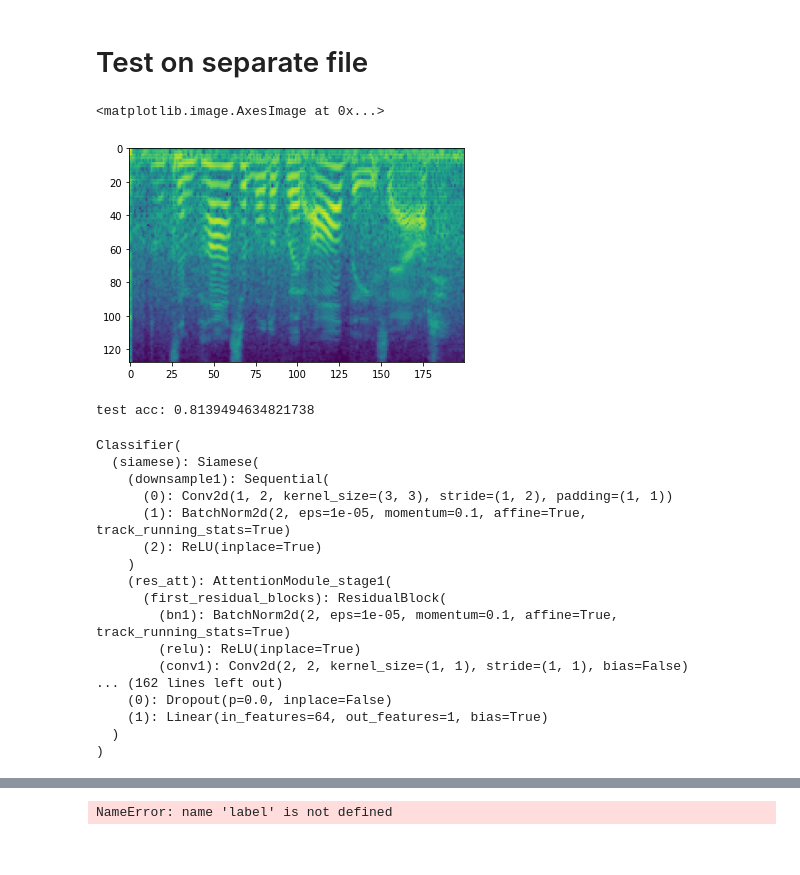
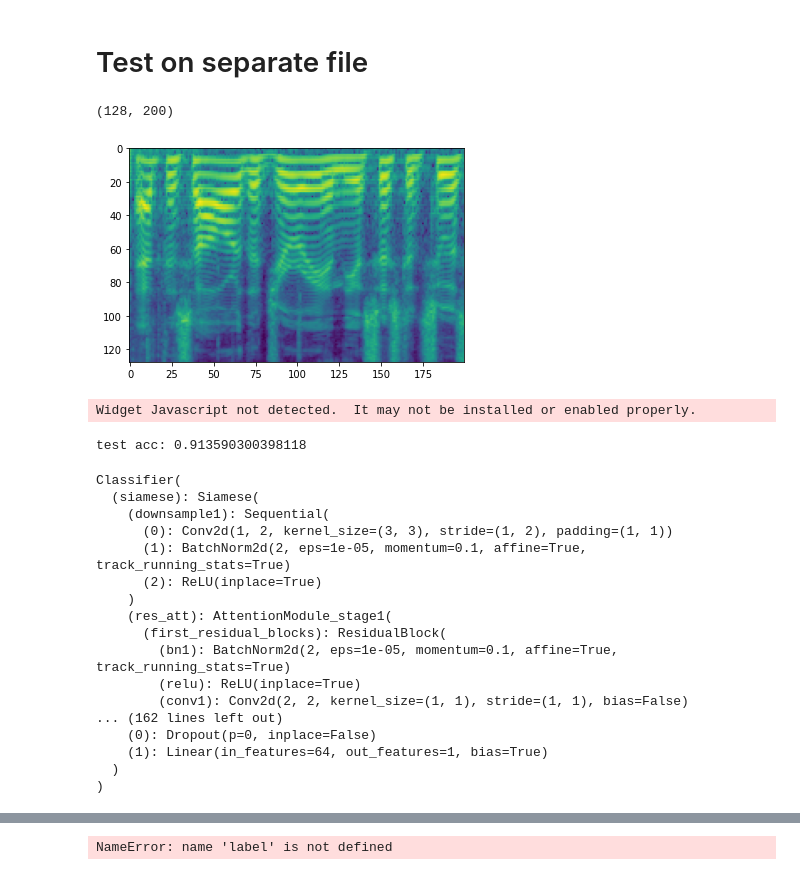
Before and after one commit to JunzheJosephZhu/Identifying-Speakers-in-Cocktail-Parties-with-E2E-Attention, a Jupyter notebook: Neural Networks.ipynb, the cells around one changed output, grey strips where cells are left out. Drawn from its saved outputs; the diff is of its cells as text; code cells hidden in the pictures.

```diff
--- a/Neural Networks.ipynb
+++ b/Neural Networks.ipynb
@@ -350,7 +350,10 @@ if os.path.exists('models/siamese.pth'):
     print('load model')
     checkpoint = torch.load('models/siamese.pth')
     siamese.load_state_dict(checkpoint['model_state_dict'])
-    optimizer.load_state_dict(checkpoint['optimizer_state_dict'])
+    try:
+        optimizer.load_state_dict(checkpoint['optimizer_state_dict'])
+    except:
+        print('cannot load optimizer')
     loss = checkpoint['loss']
 
 if half:
@@ -581,36 +571,38 @@ for epoch in range(0, 16):
 # %% [markdown]
 # Test on separate file
 # %%
-class TestSet_2(torch.utils.data.Dataset):
+class TestSet(torch.utils.data.Dataset):
     def __init__(self):
         super().__init__()
-        self.pairs = pd.read_csv('testfiles/pairs.csv')
+        self.pairs = pd.read_csv('testfiles/test-pairs.csv')
     def __len__(self):
         return len(self.pairs)
     def __getitem__(self, idx):
         pair = self.pairs.iloc[idx]
         seg1 = np.fromfile(pair['first_file'], dtype = np.int16)/(2**15)
         seg2 = np.fromfile(pair['second_file'], dtype = np.int16)/(2**15)
         seg1, seg2 = self.make_spectrogram(seg1), self.make_spectrogram(seg2)
         label = pair['label']
         return (seg1, seg2), label
     def make_spectrogram(self, segment):
-        S = librosa.feature.melspectrogram(segment, n_mels = 128, n_fft = 512, hop_length = 161) # 32 ms window, 10 ms hop
+        segment = segment[50:-50]
+        S = librosa.feature.melspectrogram(segment, n_mels = 128, n_fft = 512, hop_length = 160) # 32 ms window, 10 ms hop
         S_dB = librosa.power_to_db(S, ref=np.max).T[None, :, :] # add channel dimension
         S_dB = (S_dB+40)/40 # normalize
         return(S_dB)
-testset_2 = TestSet_2()
-idx = np.random.randint(len(testset_2))
-plt.imshow(testset_2[idx][0][np.random.randint(2)][0].T)
+testset = TestSet()
+idx = np.random.randint(len(testset))
+plt.imshow(testset[idx][0][np.random.randint(2)][0].T)
+testset[idx][0][np.random.randint(2)][0].T.shape
 # %% [output]
-<matplotlib.image.AxesImage at 0x...>
+(128, 200)
-[figure, old version]
+[figure, new version]
 # %%
-testloader_2 = torch.utils.data.DataLoader(testset_2, batch_size=64, shuffle=True, pin_memory = True, num_workers = 8)
+testloader = torch.utils.data.DataLoader(testset, batch_size=64, shuffle=True, pin_memory = True, num_workers = 16)
 cls.eval()
 
 corrects = 0
-for batch_idx, ((X_1, X_2), label) in enumerate(testloader_2):
+for batch_idx, ((X_1, X_2), label) in enumerate(tqdm(testloader)):
     if half:
         X_1, X_2 = X_1.half(), X_2.half()
     else:
@@ -620,26 +612,27 @@ for batch_idx, ((X_1, X_2), label) in enumerate(testloader_2):
     out = cls(X_1, X_2)
     label = label.float()
     corrects += sum((out.data.cpu().numpy()>0) == label.data.cpu().numpy())
-print('test acc:', corrects/len(testset_2))
+print('test acc:', corrects/len(testset))
 
 cls.train()
 # %% [output]
-test acc: 0.8139494634821738
+Widget Javascript not detected.  It may not be installed or enabled properly.
-Classifier(
-  (siamese): Siamese(
-    (downsample1): Sequential(
-      (0): Conv2d(1, 2, kernel_size=(3, 3), stride=(1, 2), padding=(1, 1))
-      (1): BatchNorm2d(2, eps=1e-05, momentum=0.1, affine=True, track_running_stats=True)
-      (2): ReLU(inplace=True)
-    )
-    (res_att): AttentionModule_stage1(
-      (first_residual_blocks): ResidualBlock(
-        (bn1): BatchNorm2d(2, eps=1e-05, momentum=0.1, affine=True, track_running_stats=True)
-        (relu): ReLU(inplace=True)
-        (conv1): Conv2d(2, 2, kernel_size=(1, 1), stride=(1, 1), bias=False)
-... (162 lines left out)
-    (0): Dropout(p=0.0, inplace=False)
-    (1): Linear(in_features=64, out_features=1, bias=True)
-  )
-)
+test acc: 0.913590300398118
+Classifier(
+  (siamese): Siamese(
+    (downsample1): Sequential(
+      (0): Conv2d(1, 2, kernel_size=(3, 3), stride=(1, 2), padding=(1, 1))
+      (1): BatchNorm2d(2, eps=1e-05, momentum=0.1, affine=True, track_running_stats=True)
+      (2): ReLU(inplace=True)
+    )
+    (res_att): AttentionModule_stage1(
+      (first_residual_blocks): ResidualBlock(
+        (bn1): BatchNorm2d(2, eps=1e-05, momentum=0.1, affine=True, track_running_stats=True)
+        (relu): ReLU(inplace=True)
+        (conv1): Conv2d(2, 2, kernel_size=(1, 1), stride=(1, 1), bias=False)
+... (162 lines left out)
+    (0): Dropout(p=0, inplace=False)
+    (1): Linear(in_features=64, out_features=1, bias=True)
+  )
+)
 # %%
```
Also changed, not shown: parts of 5 cells of this notebook, 3 other files.
